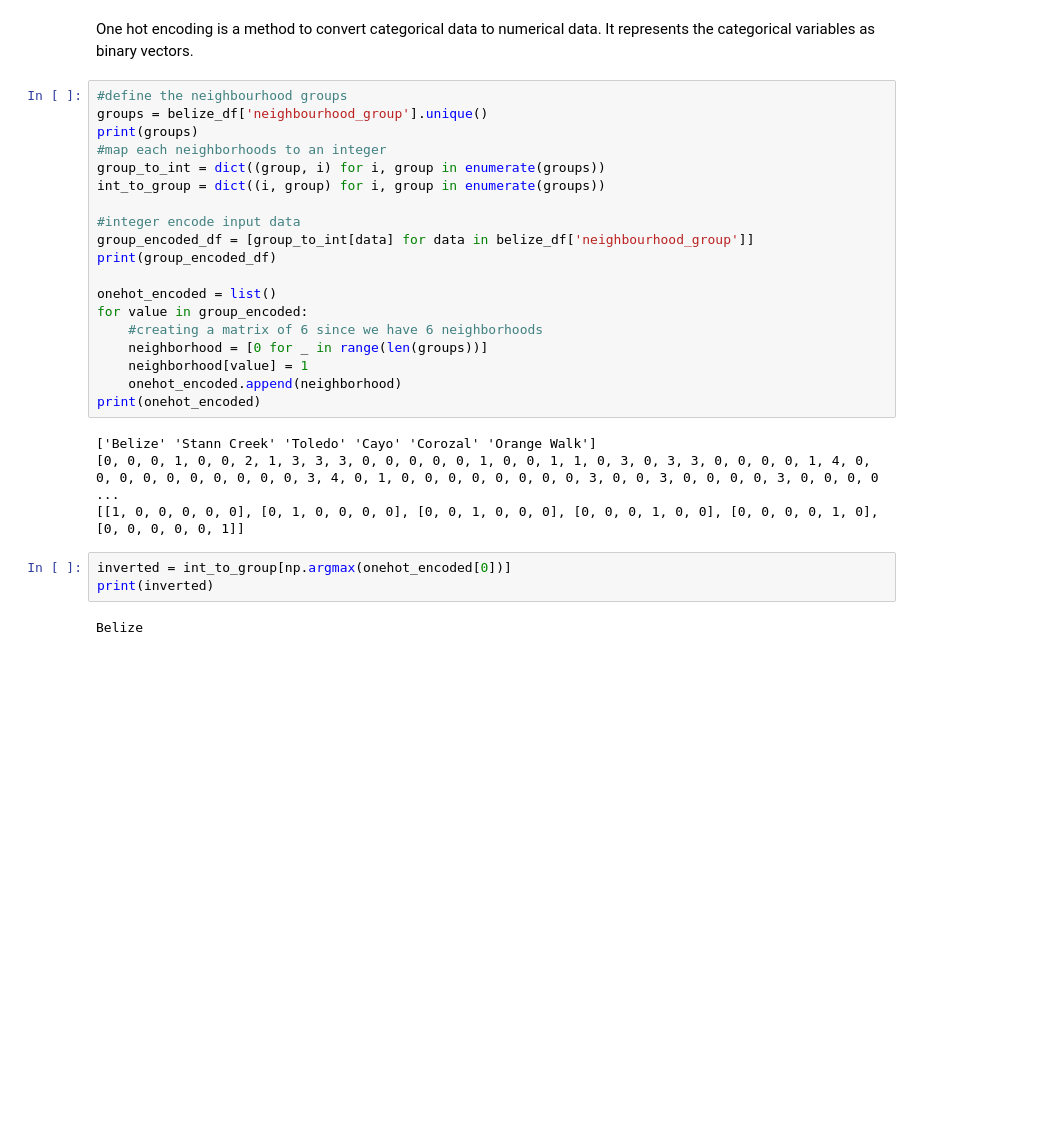
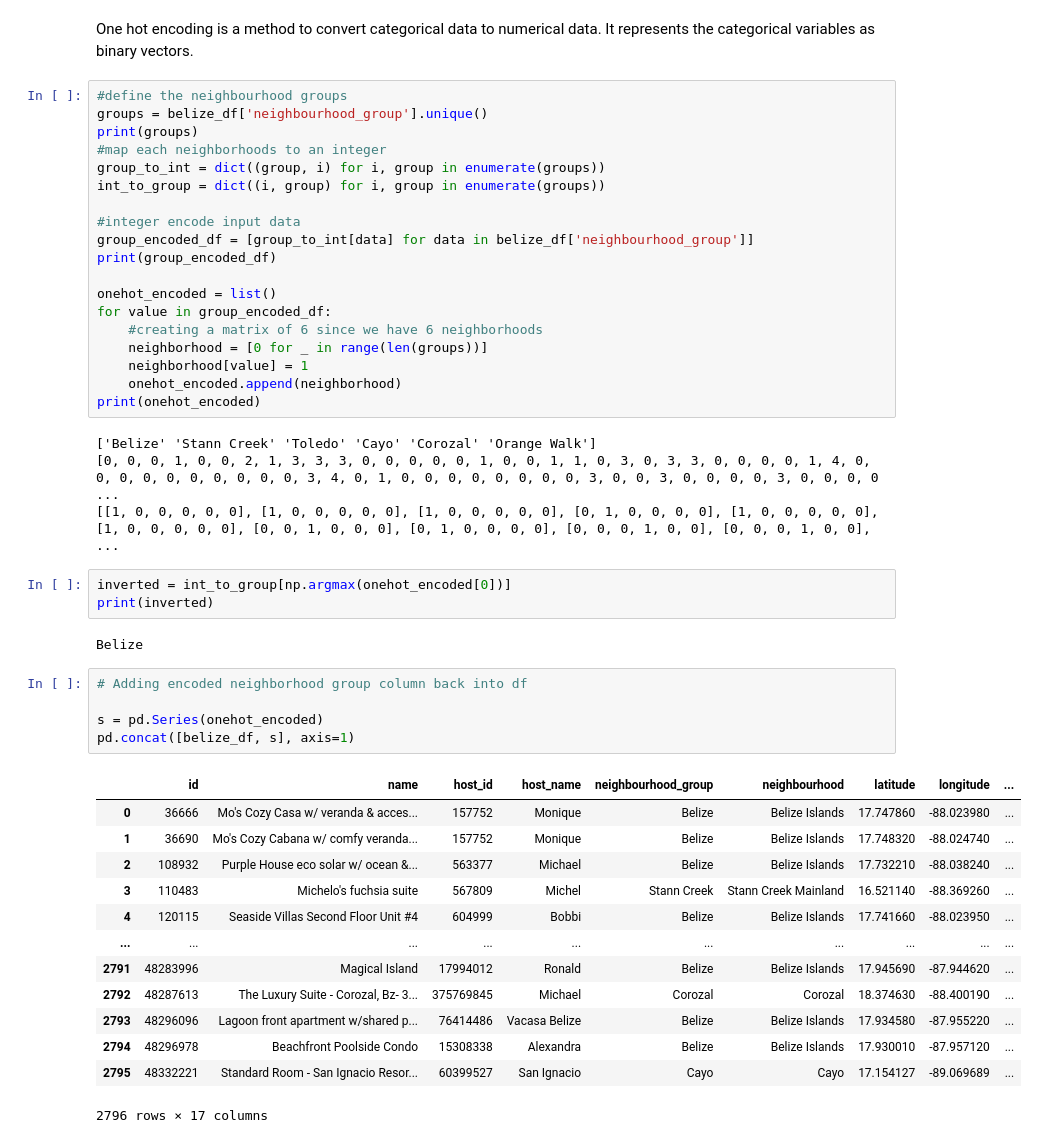
Before and after one commit to CEsperance/in_class, a Jupyter notebook: week_10/Week10_GroupActivity.ipynb, the cells around one changed output. Drawn from its saved outputs; the diff is of its cells as text; blank space fills up the shorter version.

```diff
--- a/week_10/Week10_GroupActivity.ipynb
+++ b/week_10/Week10_GroupActivity.ipynb
@@ -60,7 +60,7 @@ group_encoded_df = [group_to_int[data] for data in belize_df['neighbourhood_grou
 print(group_encoded_df)
 
 onehot_encoded = list()
-for value in group_encoded:
+for value in group_encoded_df:
     #creating a matrix of 6 since we have 6 neighborhoods
     neighborhood = [0 for _ in range(len(groups))]
     neighborhood[value] = 1
@@ -69,9 +69,28 @@ print(onehot_encoded)
 # %% [output]
 ['Belize' 'Stann Creek' 'Toledo' 'Cayo' 'Corozal' 'Orange Walk']
 [0, 0, 0, 1, 0, 0, 2, 1, 3, 3, 3, 0, 0, 0, 0, 0, 1, 0, 0, 1, 1, 0, 3, 0, 3, 3, 0, 0, 0, 0, 1, 4, 0, 0, 0, 0, 0, 0, 0, 0, 0, 0, 3, 4, 0, 1, 0, 0, 0, 0, 0, 0, 0, 0, 3, 0, 0, 3, 0, 0, 0, 0, 3, 0, 0, 0, 0 ...
-[[1, 0, 0, 0, 0, 0], [0, 1, 0, 0, 0, 0], [0, 0, 1, 0, 0, 0], [0, 0, 0, 1, 0, 0], [0, 0, 0, 0, 1, 0], [0, 0, 0, 0, 0, 1]]
+[[1, 0, 0, 0, 0, 0], [1, 0, 0, 0, 0, 0], [1, 0, 0, 0, 0, 0], [0, 1, 0, 0, 0, 0], [1, 0, 0, 0, 0, 0], [1, 0, 0, 0, 0, 0], [0, 0, 1, 0, 0, 0], [0, 1, 0, 0, 0, 0], [0, 0, 0, 1, 0, 0], [0, 0, 0, 1, 0, 0], ...
 # %%
 inverted = int_to_group[np.argmax(onehot_encoded[0])]
 print(inverted)
 # %% [output]
 Belize
+# %%
+# Adding encoded neighborhood group column back into df
+
+s = pd.Series(onehot_encoded)
+pd.concat([belize_df, s], axis=1)
+# %% [output]
+|  | id | name | host_id | host_name | neighbourhood_group | neighbourhood | latitude | longitude | ... |
+| 0 | 36666 | Mo's Cozy Casa w/ veranda & acces... | 157752 | Monique | Belize | Belize Islands | 17.747860 | -88.023980 | ... |
+| 1 | 36690 | Mo's Cozy Cabana w/ comfy veranda... | 157752 | Monique | Belize | Belize Islands | 17.748320 | -88.024740 | ... |
+| 2 | 108932 | Purple House eco solar w/ ocean &... | 563377 | Michael | Belize | Belize Islands | 17.732210 | -88.038240 | ... |
+| 3 | 110483 | Michelo's fuchsia suite | 567809 | Michel | Stann Creek | Stann Creek Mainland | 16.521140 | -88.369260 | ... |
+| 4 | 120115 | Seaside Villas Second Floor Unit #4 | 604999 | Bobbi | Belize | Belize Islands | 17.741660 | -88.023950 | ... |
+| ... | ... | ... | ... | ... | ... | ... | ... | ... | ... |
+| 2791 | 48283996 | Magical Island | 17994012 | Ronald | Belize | Belize Islands | 17.945690 | -87.944620 | ... |
+| 2792 | 48287613 | The Luxury Suite - Corozal, Bz- 3... | 375769845 | Michael | Corozal | Corozal | 18.374630 | -88.400190 | ... |
+| 2793 | 48296096 | Lagoon front apartment w/shared p... | 76414486 | Vacasa Belize | Belize | Belize Islands | 17.934580 | -87.955220 | ... |
+| 2794 | 48296978 | Beachfront Poolside Condo | 15308338 | Alexandra | Belize | Belize Islands | 17.930010 | -87.957120 | ... |
+| 2795 | 48332221 | Standard Room - San Ignacio Resor... | 60399527 | San Ignacio | Cayo | Cayo | 17.154127 | -89.069689 | ... |
+2796 rows × 17 columns
```
